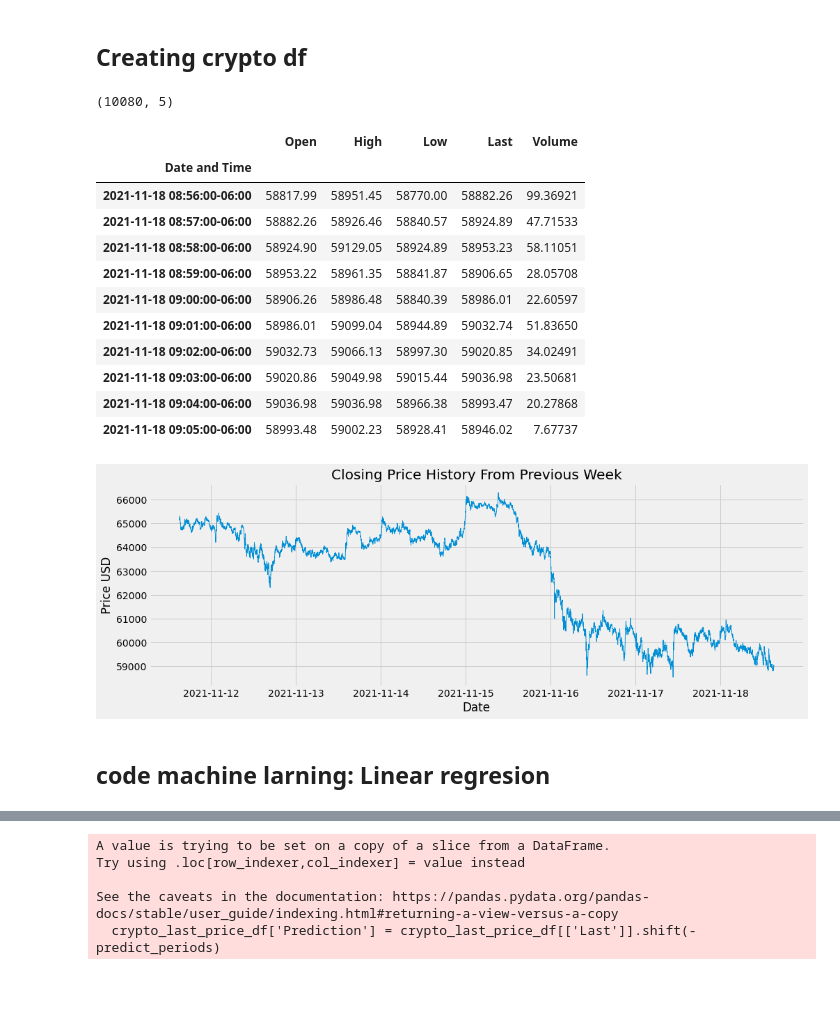
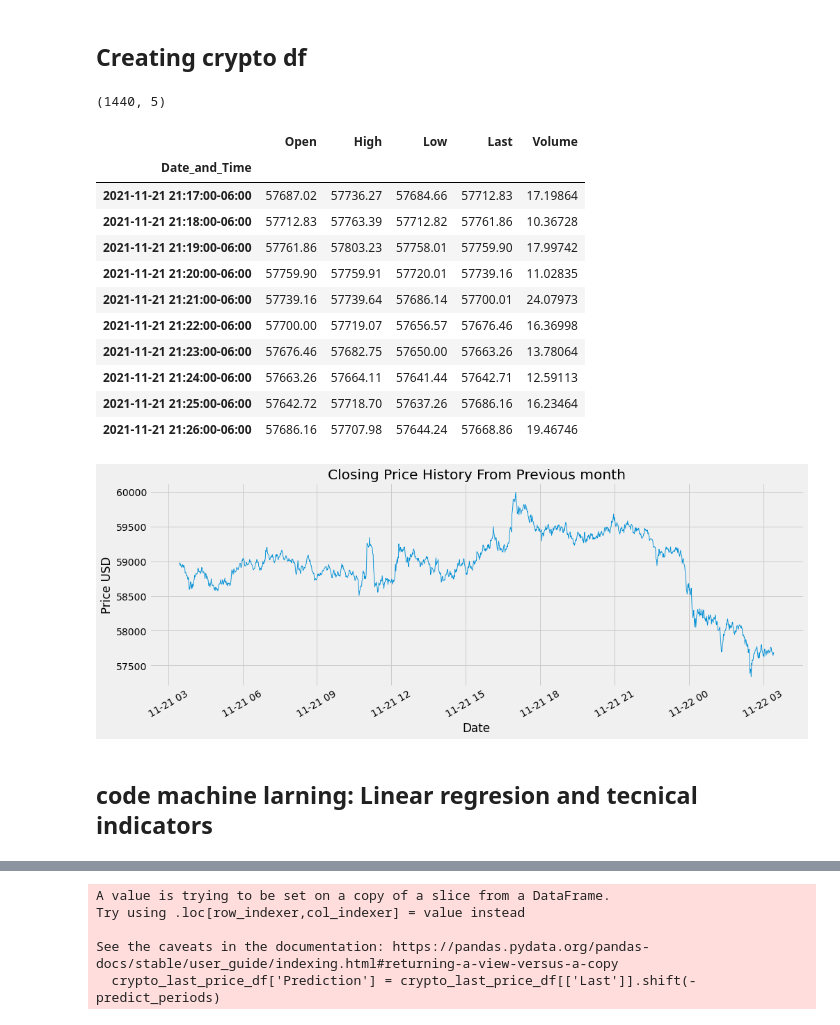
Before and after one commit to coldstrel/bitcoin_final, a Jupyter notebook: Team_4_Crypto_Bot.ipynb, the cells around one changed output, grey strips where cells are left out. Saved outputs shown, nothing was run; the diff lists cells and outputs as text; code cells hidden in the pictures; blank space fills up the shorter version.

```diff
--- a/Team_4_Crypto_Bot.ipynb
+++ b/Team_4_Crypto_Bot.ipynb
@@ -36,12 +40,12 @@ def get_crypto_data(crypto, interval, lookback):
    # show only first 5 columns
     Crypto_df = Crypto_df.iloc[:,:6]
     #naming columns
-    Crypto_df.columns = ['Date and Time','Open', 'High', 'Low','Last','Volume']
+    Crypto_df.columns = ['Date_and_Time','Open', 'High', 'Low','Last','Volume']
     # from the complete data, set index to date
 #     Crypto_df = Crypto_df.\
 #     set_index(pd.DatetimeIndex(Crypto_df['Date'].values))
 #     Crypto_df.tail()
-    Crypto_df = Crypto_df.set_index('Date and Time')
+    Crypto_df = Crypto_df.set_index('Date_and_Time')
     Crypto_df.index = pd.to_datetime(Crypto_df.index, unit='ms')
 #     Crypto_df.tz_localize('UTC').tz_convert('Mexico/General')
 
@@ -52,32 +56,33 @@ def get_crypto_data(crypto, interval, lookback):
 # %% [markdown]
 ## Creating crypto df
 # %%
-crypto_df= get_crypto_data('BTCUSDT','1m','1 week').tz_localize('UTC').tz_convert('Mexico/General')
+crypto_df= get_crypto_data('BTCUSDT','1m','1 day').tz_localize('UTC').tz_convert('Mexico/General')
 crypto_df.shape
 # %% [output]
-(10080, 5)
+(1440, 5)
 # %%
 crypto_df.tail(10)
 # %% [output]
 |  | Open | High | Low | Last | Volume |
-| Date and Time |  |  |  |  |  |
-| 2021-11-18 08:56:00-06:00 | 58817.99 | 58951.45 | 58770.00 | 58882.26 | 99.36921 |
-| 2021-11-18 08:57:00-06:00 | 58882.26 | 58926.46 | 58840.57 | 58924.89 | 47.71533 |
-| 2021-11-18 08:58:00-06:00 | 58924.90 | 59129.05 | 58924.89 | 58953.23 | 58.11051 |
-| 2021-11-18 08:59:00-06:00 | 58953.22 | 58961.35 | 58841.87 | 58906.65 | 28.05708 |
-| 2021-11-18 09:00:00-06:00 | 58906.26 | 58986.48 | 58840.39 | 58986.01 | 22.60597 |
-| 2021-11-18 09:01:00-06:00 | 58986.01 | 59099.04 | 58944.89 | 59032.74 | 51.83650 |
-| 2021-11-18 09:02:00-06:00 | 59032.73 | 59066.13 | 58997.30 | 59020.85 | 34.02491 |
-| 2021-11-18 09:03:00-06:00 | 59020.86 | 59049.98 | 59015.44 | 59036.98 | 23.50681 |
-| 2021-11-18 09:04:00-06:00 | 59036.98 | 59036.98 | 58966.38 | 58993.47 | 20.27868 |
-| 2021-11-18 09:05:00-06:00 | 58993.48 | 59002.23 | 58928.41 | 58946.02 | 7.67737 |
+| Date_and_Time |  |  |  |  |  |
+| 2021-11-21 21:17:00-06:00 | 57687.02 | 57736.27 | 57684.66 | 57712.83 | 17.19864 |
+| 2021-11-21 21:18:00-06:00 | 57712.83 | 57763.39 | 57712.82 | 57761.86 | 10.36728 |
+| 2021-11-21 21:19:00-06:00 | 57761.86 | 57803.23 | 57758.01 | 57759.90 | 17.99742 |
+| 2021-11-21 21:20:00-06:00 | 57759.90 | 57759.91 | 57720.01 | 57739.16 | 11.02835 |
+| 2021-11-21 21:21:00-06:00 | 57739.16 | 57739.64 | 57686.14 | 57700.01 | 24.07973 |
+| 2021-11-21 21:22:00-06:00 | 57700.00 | 57719.07 | 57656.57 | 57676.46 | 16.36998 |
+| 2021-11-21 21:23:00-06:00 | 57676.46 | 57682.75 | 57650.00 | 57663.26 | 13.78064 |
+| 2021-11-21 21:24:00-06:00 | 57663.26 | 57664.11 | 57641.44 | 57642.71 | 12.59113 |
+| 2021-11-21 21:25:00-06:00 | 57642.72 | 57718.70 | 57637.26 | 57686.16 | 16.23464 |
+| 2021-11-21 21:26:00-06:00 | 57686.16 | 57707.98 | 57644.24 | 57668.86 | 19.46746 |
 # %%
 # plot prices
 plt.figure(figsize=(15, 5))
 plt.plot(crypto_df['Last'],label='closing price', linewidth = 0.9)
-plt.title('Closing Price History From Previous Week')
+plt.title('Closing Price History From Previous month')
 plt.xlabel('Date')
 plt.ylabel('Price USD')
+plt.xticks(rotation=30)
 plt.show()
 # %% [output]
-[figure, old version]
+[figure, new version]
@@ -84,5 +97,5 @@ plt.show()
 # %% [markdown]
-## code machine larning: Linear regresion
+## code machine larning: Linear regresion and tecnical indicators
 # %%
 # showing only BTC price
 crypto_last_price_df = crypto_df[['Last']]
```
Also changed, not shown: parts of 56 cells of this notebook.
